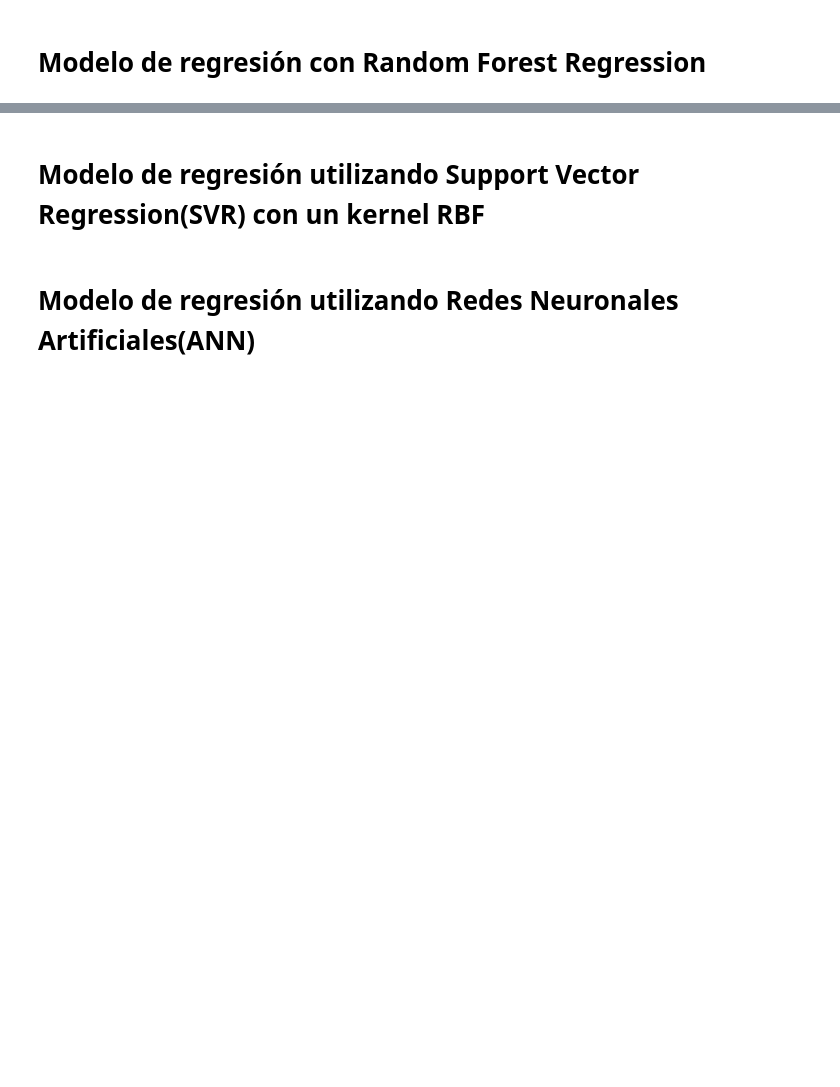
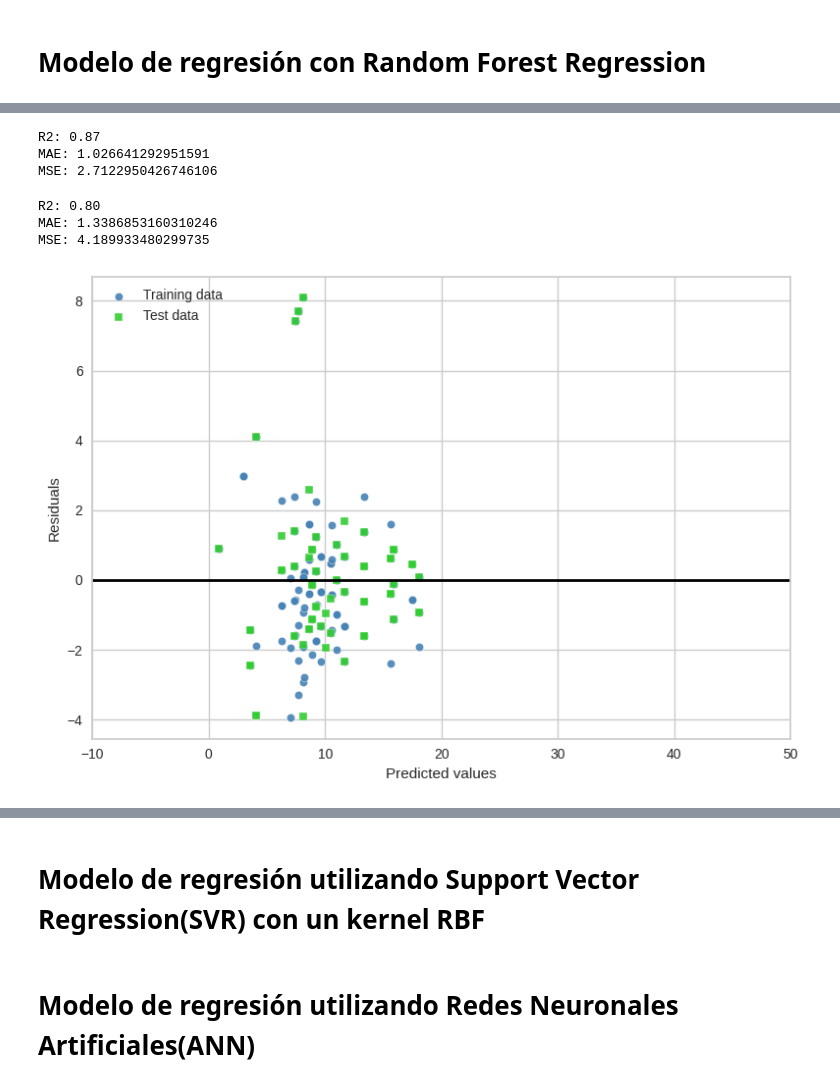
Before and after one commit to DanielaVL/PrediccionRendimientoAcademico, a Jupyter notebook: ModelosML_CursoMatematicas.ipynb, the cells around one changed output, grey strips where cells are left out. Saved outputs shown, nothing was run; the diff lists cells and outputs as text; code cells hidden in the pictures; blank space fills up the shorter version.

```diff
--- a/ModelosML_CursoMatematicas.ipynb
+++ b/ModelosML_CursoMatematicas.ipynb
@@ -341,11 +326,2 @@ print(r2)
 # %% [markdown]
 # **Modelo de regresión con Random Forest Regression**
-# %%
-# Se creae una canalización con escalado y modelo de Random Forest
-scaler = MinMaxScaler()
-random_forest = RandomForestRegressor(n_estimators=100, random_state=42)
-
-pipe = make_pipeline(scaler, random_forest)
-
-# Se ajusta el modelo a los datos de entrenamiento
-pipe.fit(X_train, y_train)
@@ -358,0 +374,46 @@ print(r2)
+# %%
+y_pred_train = gs.predict(X_train)
+
+print(f'R2: {r2_score(y_train, y_pred_train):.2f}')
+print(f'MAE: {mean_absolute_error(y_train, y_pred_train)}')
+print(f'MSE: {mean_squared_error(y_train, y_pred_train)}')
+# %% [output]
+R2: 0.87
+MAE: 1.026641292951591
+MSE: 2.7122950426746106
+# %%
+y_pred = gs.predict(X_test)
+
+print(f'R2: {r2_score(y_test, y_pred):.2f}')
+print(f'MAE: {mean_absolute_error(y_test, y_pred)}')
+print(f'MSE: {mean_squared_error(y_test, y_pred)}')
+# %% [output]
+R2: 0.80
+MAE: 1.3386853160310246
+MSE: 4.189933480299735
+# %%
+plt.scatter(y_pred_train,
+            y_pred_train - y_train,
+            c='steelblue',
+            edgecolor='white',
+            marker='o',
+            s=35,
+            alpha=0.9,
+            label='Training data')
+plt.scatter(y_pred,
+            y_pred - y_test,
+            c='limegreen',
+            edgecolor='white',
+            marker='s',
+            s=35,
+            alpha=0.9,
+            label='Test data')
+plt.xlabel('Predicted values')
+plt.ylabel('Residuals')
+plt.legend(loc='upper left')
+plt.hlines(y=0, xmin=-10, xmax=50, lw=2, color='black')
+plt.xlim([-10, 50])
+plt.tight_layout()
+plt.show()
+# %% [output]
+[figure, added]
```
Also changed, not shown: parts of 21 cells of this notebook.
